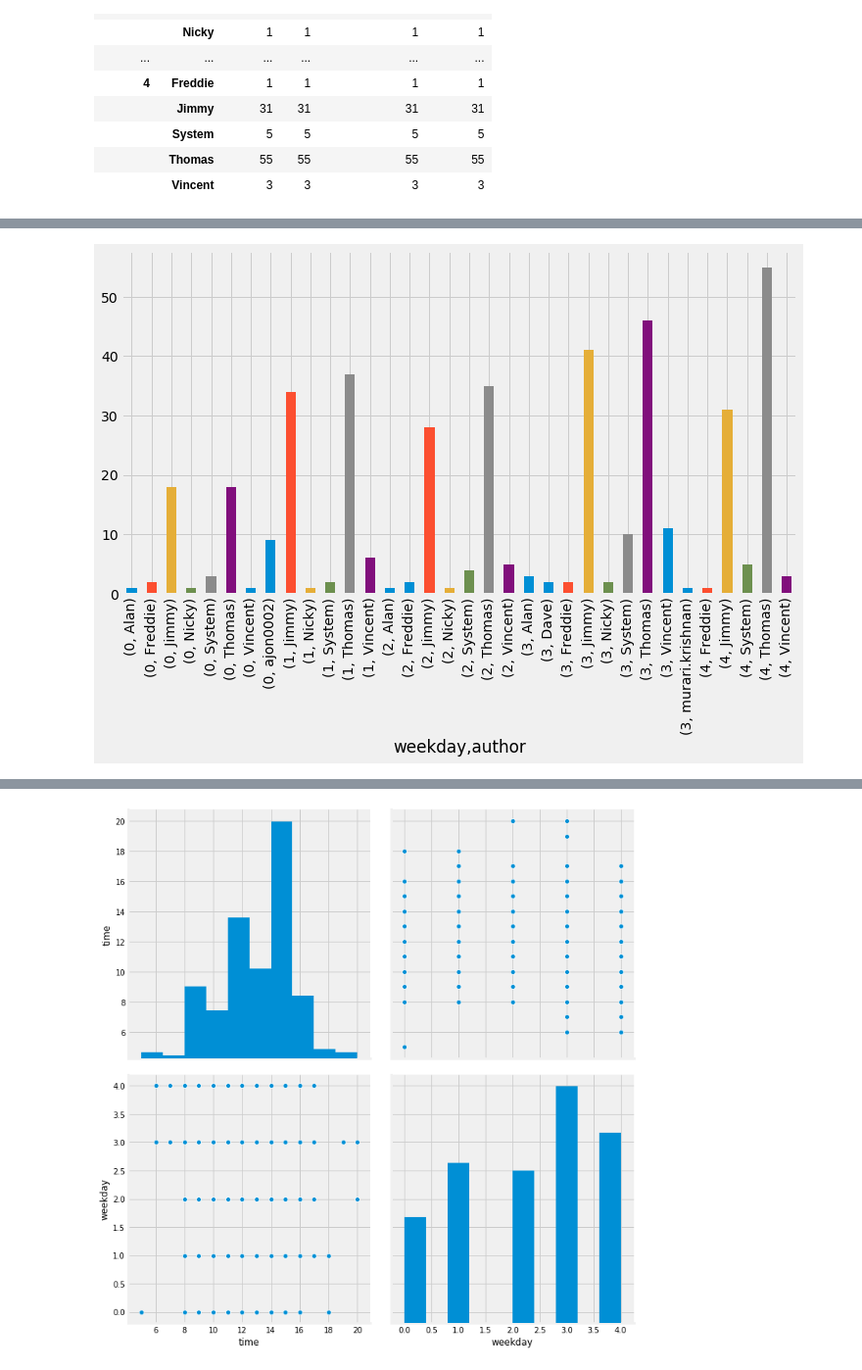
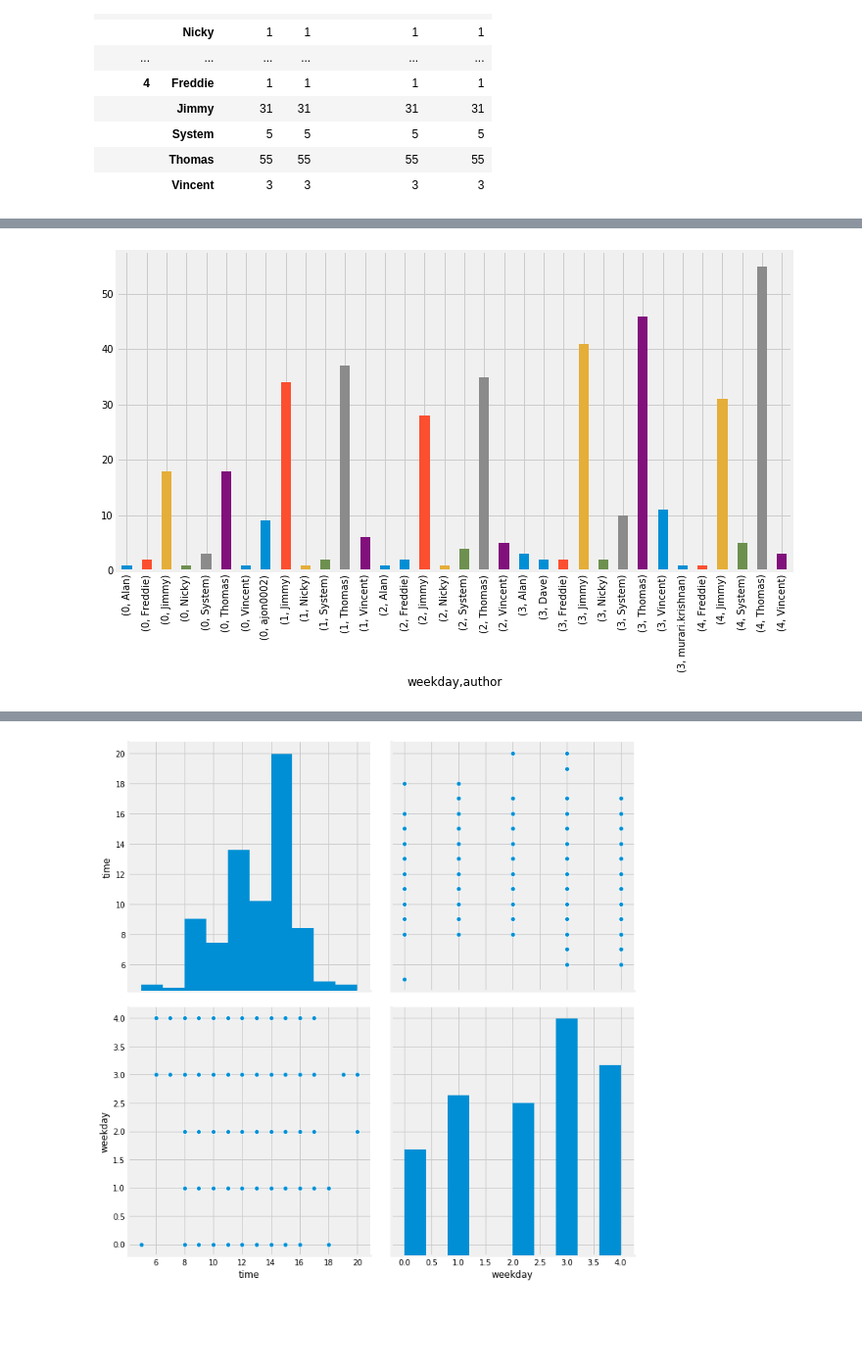
Before and after one commit to kieranregan/CA4, a Jupyter notebook: CA4 Analysis.ipynb, the cells around one changed output, grey strips where cells are left out. Shown: that part at 98% size. Cells and saved outputs as stored; diff of their text form; code cells hidden in the pictures; blank space fills up the shorter version.

```diff
--- a/CA4 Analysis.ipynb
+++ b/CA4 Analysis.ipynb
@@ -180,7 +239,6 @@ grouped
 # %%
-plt.figure(figsize=(11,6))
-plt.xticks(list(range(7)), list(calendar.day_name), rotation='horizontal');
-grouped['number_of_lines'].plot(kind='bar');
+plt.figure(figsize=(11,6));
+grouped['revision'].plot(kind='bar');
 # %% [output]
-[figure, old version]
+[figure, new version]
 # %%
```
Also changed, not shown: parts of 18 cells of this notebook, 2 other files.
